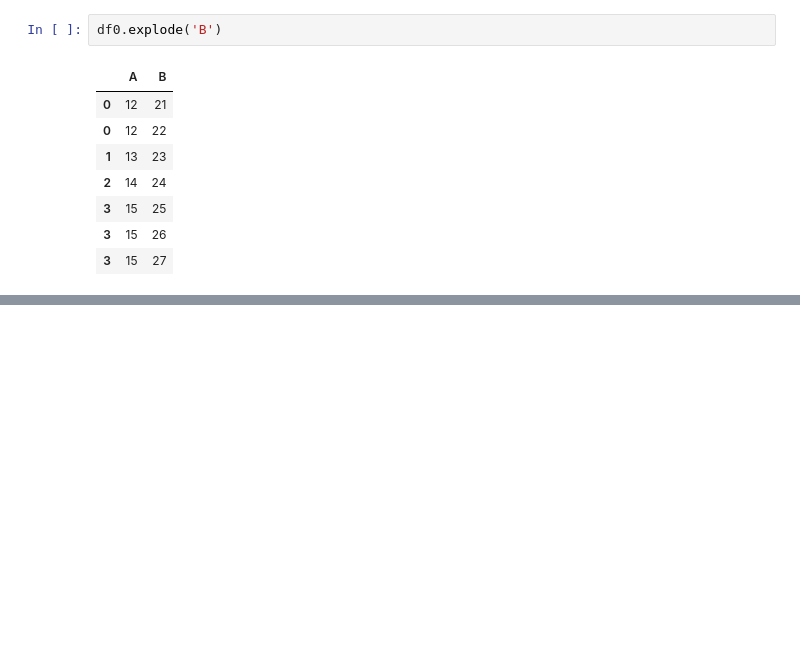
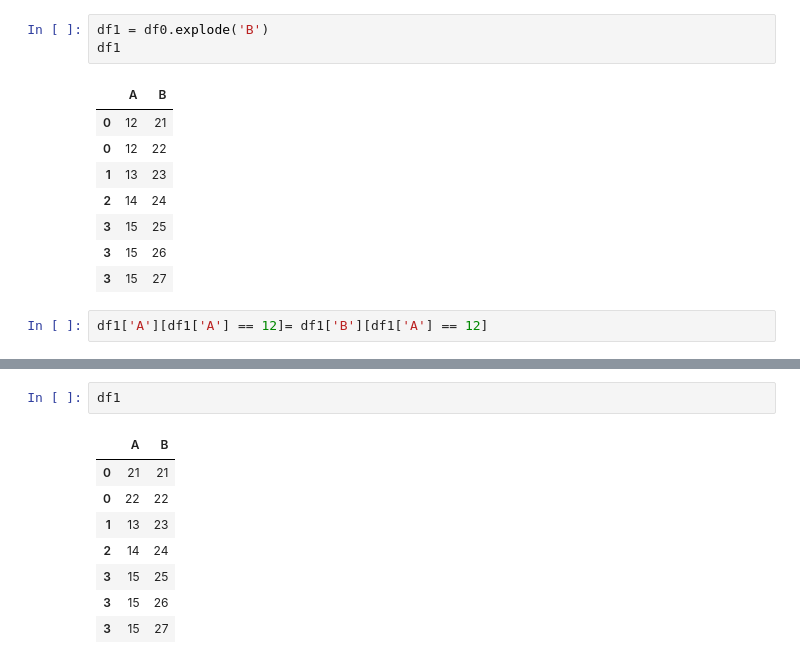
Before and after one commit to lonelywollf/pandasClass, a Jupyter notebook: 01 pandas_basic.ipynb, the cells around one changed output, grey strips where cells are left out. Saved outputs shown, nothing was run; the diff lists cells and outputs as text; blank space fills up the shorter version.

```diff
--- a/01 pandas_basic.ipynb
+++ b/01 pandas_basic.ipynb
@@ -421,7 +421,8 @@ df0
 | 2 | 14 | 24 |
 | 3 | 15 | [25, 26, 27] |
 # %%
-df0.explode('B')
+df1 = df0.explode('B')
+df1
 # %% [output]
 |  | A | B |
 | 0 | 12 | 21 |
@@ -431,3 +432,5 @@ df0.explode('B')
 | 3 | 15 | 25 |
 | 3 | 15 | 26 |
 | 3 | 15 | 27 |
+# %%
+df1['A'][df1['A'] == 12]= df1['B'][df1['A'] == 12]
@@ -433,0 +446,11 @@ df0.explode('B')
+# %%
+df1
+# %% [output]
+|  | A | B |
+| 0 | 21 | 21 |
+| 0 | 22 | 22 |
+| 1 | 13 | 23 |
+| 2 | 14 | 24 |
+| 3 | 15 | 25 |
+| 3 | 15 | 26 |
+| 3 | 15 | 27 |
```
Also changed, not shown: parts of 5 cells of this notebook, 1 other file.
